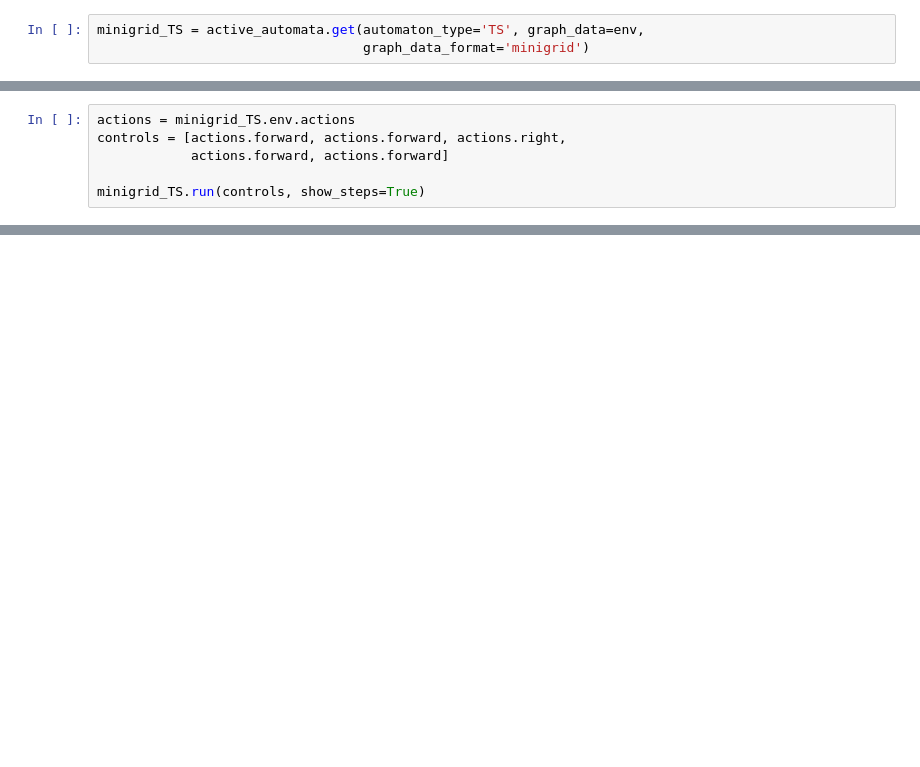
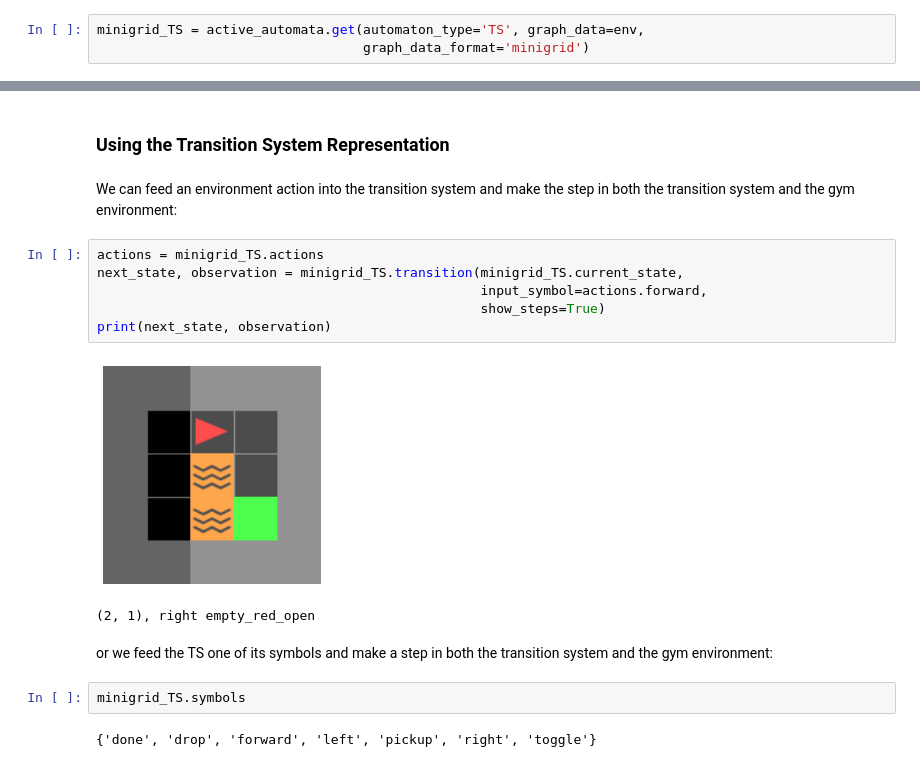
Before and after one commit to nicholasRenninger/wombats_experiments, a Jupyter notebook: MiniGrid_TransitionSystem_Modeling.ipynb, the cells around one changed output, grey strips where cells are left out. Cells and saved outputs as stored; diff of their text form; blank space fills up the shorter version.

```diff
--- a/MiniGrid_TransitionSystem_Modeling.ipynb
+++ b/MiniGrid_TransitionSystem_Modeling.ipynb
@@ -24,6 +41,0 @@ minigrid_TS = active_automata.get(automaton_type='TS', graph_data=env,
-# %%
-actions = minigrid_TS.env.actions
-controls = [actions.forward, actions.forward, actions.right,
-            actions.forward, actions.forward]
-
-minigrid_TS.run(controls, show_steps=True)
@@ -48,0 +42,19 @@ minigrid_TS.run(controls, show_steps=True)
+# %% [markdown]
+### Using the Transition System Representation
+# %% [markdown]
+We can feed an environment action into the transition system and make the step in both the transition system and the gym environment:
+# %%
+actions = minigrid_TS.actions
+next_state, observation = minigrid_TS.transition(minigrid_TS.current_state,
+                                                 input_symbol=actions.forward,
+                                                 show_steps=True)
+print(next_state, observation)
+# %% [output]
+[figure, added]
+(2, 1), right empty_red_open
+# %% [markdown]
+or we feed the TS one of its symbols and make a step in both the transition system and the gym environment:
+# %%
+minigrid_TS.symbols
+# %% [output]
+{'done', 'drop', 'forward', 'left', 'pickup', 'right', 'toggle'}
```
Also changed, not shown: parts of 15 cells of this notebook, 14 other files.
